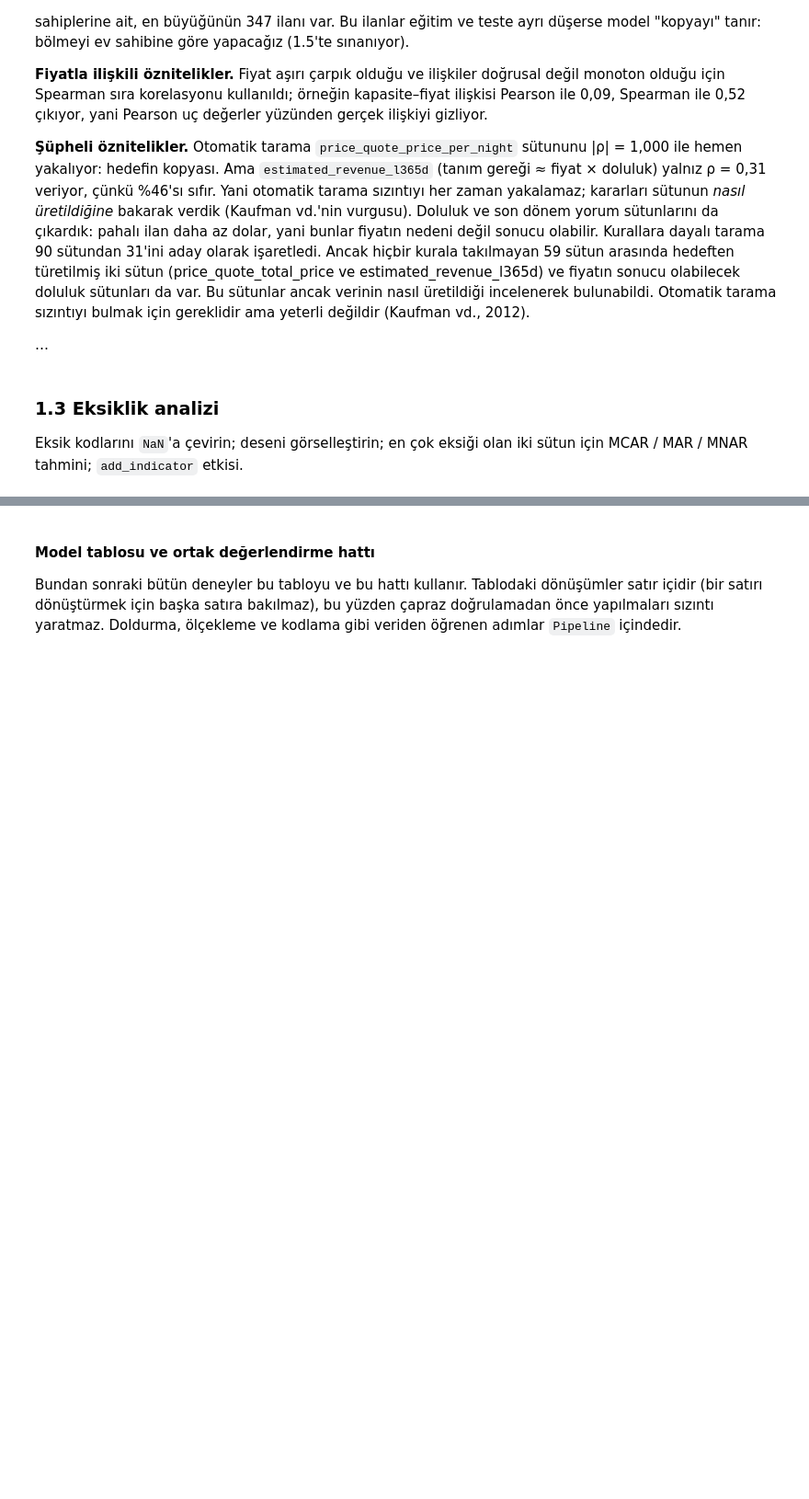
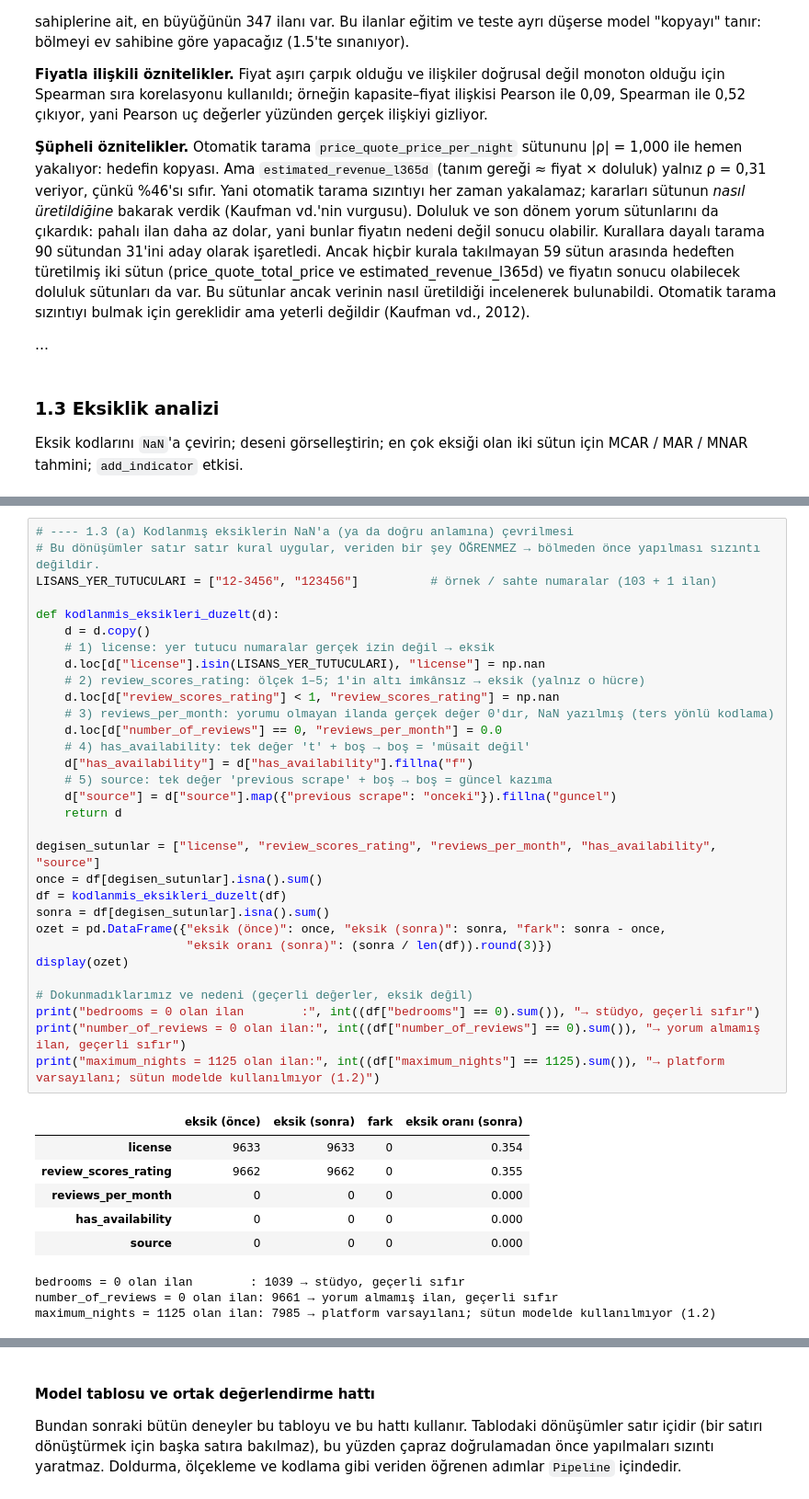
Before and after one commit to kubragiritkopuz/MachineLearningCourseDokuments, a Jupyter notebook: BIL545_Proje1_20261007.ipynb, the cells around one changed output, grey strips where cells are left out. Shown at 92% size. Saved outputs shown, nothing was run; the diff lists cells and outputs as text; blank space fills up the shorter version.

```diff
--- a/BIL545_Proje1_20261007.ipynb
+++ b/BIL545_Proje1_20261007.ipynb
@@ -470 +565,42 @@ source             0.608  0.000
+# %%
+# ---- 1.3 (a) Kodlanmış eksiklerin NaN'a (ya da doğru anlamına) çevrilmesi
+# Bu dönüşümler satır satır kural uygular, veriden bir şey ÖĞRENMEZ → bölmeden önce yapılması sızıntı değildir.
+LISANS_YER_TUTUCULARI = ["12-3456", "123456"]          # örnek / sahte numaralar (103 + 1 ilan)
+
+def kodlanmis_eksikleri_duzelt(d):
+    d = d.copy()
+    # 1) license: yer tutucu numaralar gerçek izin değil → eksik
+    d.loc[d["license"].isin(LISANS_YER_TUTUCULARI), "license"] = np.nan
+    # 2) review_scores_rating: ölçek 1–5; 1'in altı imkânsız → eksik (yalnız o hücre)
+    d.loc[d["review_scores_rating"] < 1, "review_scores_rating"] = np.nan
+    # 3) reviews_per_month: yorumu olmayan ilanda gerçek değer 0'dır, NaN yazılmış (ters yönlü kodlama)
+    d.loc[d["number_of_reviews"] == 0, "reviews_per_month"] = 0.0
+    # 4) has_availability: tek değer 't' + boş → boş = 'müsait değil'
+    d["has_availability"] = d["has_availability"].fillna("f")
+    # 5) source: tek değer 'previous scrape' + boş → boş = güncel kazıma
+    d["source"] = d["source"].map({"previous scrape": "onceki"}).fillna("guncel")
+    return d
+
+degisen_sutunlar = ["license", "review_scores_rating", "reviews_per_month", "has_availability", "source"]
+once = df[degisen_sutunlar].isna().sum()
+df = kodlanmis_eksikleri_duzelt(df)
+sonra = df[degisen_sutunlar].isna().sum()
+ozet = pd.DataFrame({"eksik (önce)": once, "eksik (sonra)": sonra, "fark": sonra - once,
+                     "eksik oranı (sonra)": (sonra / len(df)).round(3)})
+display(ozet)
+
+# Dokunmadıklarımız ve nedeni (geçerli değerler, eksik değil)
+print("bedrooms = 0 olan ilan        :", int((df["bedrooms"] == 0).sum()), "→ stüdyo, geçerli sıfır")
+print("number_of_reviews = 0 olan ilan:", int((df["number_of_reviews"] == 0).sum()), "→ yorum almamış ilan, geçerli sıfır")
+print("maximum_nights = 1125 olan ilan:", int((df["maximum_nights"] == 1125).sum()), "→ platform varsayılanı; sütun modelde kullanılmıyor (1.2)")
+# %% [output]
+|  | eksik (önce) | eksik (sonra) | fark | eksik oranı (sonra) |
+| license | 9633 | 9633 | 0 | 0.354 |
+| review_scores_rating | 9662 | 9662 | 0 | 0.355 |
+| reviews_per_month | 0 | 0 | 0 | 0.000 |
+| has_availability | 0 | 0 | 0 | 0.000 |
+| source | 0 | 0 | 0 | 0.000 |
+bedrooms = 0 olan ilan        : 1039 → stüdyo, geçerli sıfır
+number_of_reviews = 0 olan ilan: 9661 → yorum almamış ilan, geçerli sıfır
+maximum_nights = 1125 olan ilan: 7985 → platform varsayılanı; sütun modelde kullanılmıyor (1.2)
 # %%
```
Also changed, not shown: parts of 13 cells of this notebook.
